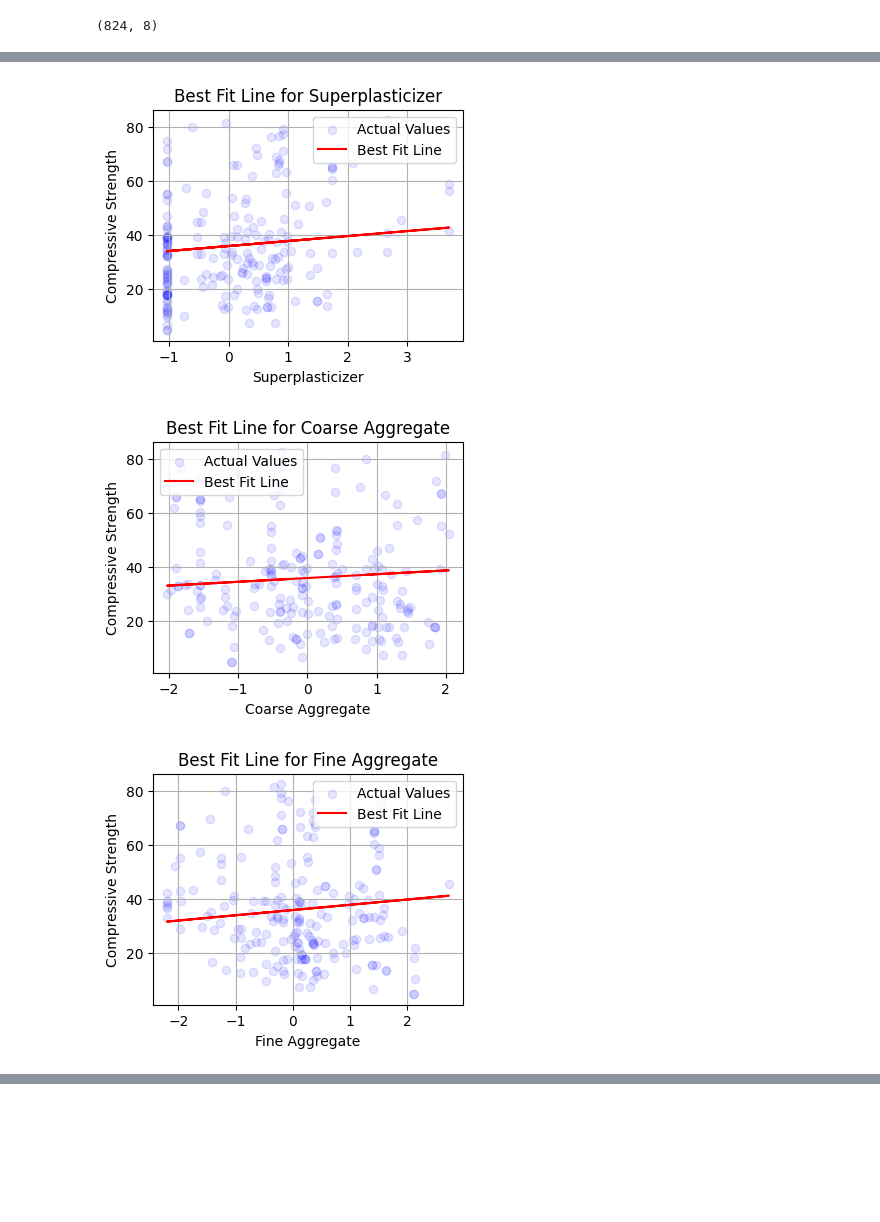
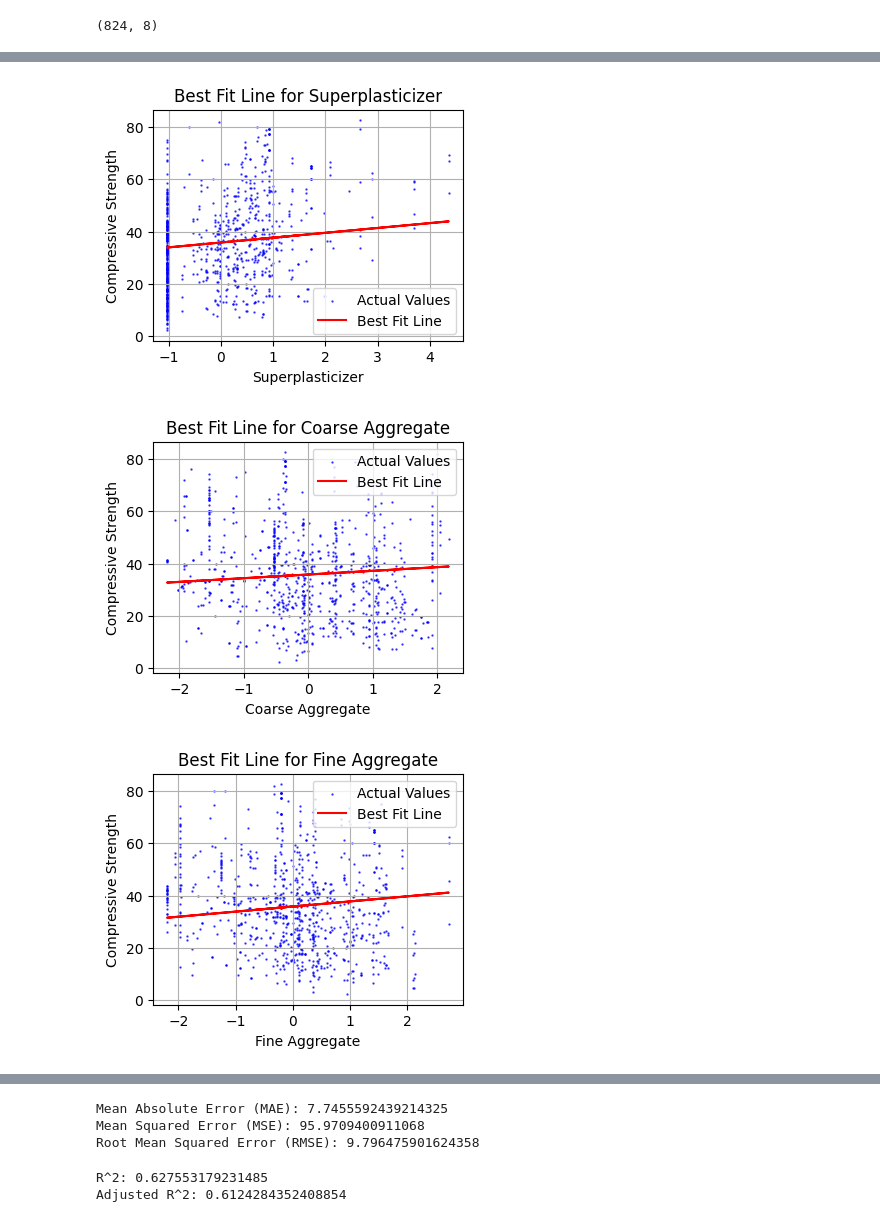
Before and after one commit to qazi-adnan/MACHINE_LEARNING, a Jupyter notebook: 3 linear regression/app.ipynb, the cells around one changed output, grey strips where cells are left out. Drawn from its saved outputs; the diff is of its cells as text; code cells hidden in the pictures; blank space fills up the shorter version.

```diff
--- a/3 linear regression/app.ipynb
+++ b/3 linear regression/app.ipynb
@@ -258,25 +225,23 @@ feature_names = [
     "Superplasticizer", "Coarse Aggregate", "Fine Aggregate", "Age"
 ]
 
-# Extract the first 30 rows of the scaled training data
-x_sample = x_train_scal[:200]
-
-# Extract the first 30 target values
-y_sample = y_train[:200]
+# Using the entire dataset
+x_data = x_train_scal
+y_data = y_train
 
 # Plot best-fit line for each feature in separate figures
 for i, slope in enumerate(slopes):
     # Predicted values for the feature using the slope and intercept
-    y_pred = x_sample[:, i] * slope + intercept
+    y_pred = x_data[:, i] * slope + intercept
 
     # Create a new figure for each feature
     plt.figure(figsize=(4, 3))
 
-    # Scatter plot of actual vs feature values
-    plt.scatter(x_sample[:, i], y_sample, color="blue", alpha=1, label="Actual Values",s=1)
+    # Scatter plot of actual vs feature values with very small points (size = 0.5)
+    plt.scatter(x_data[:, i], y_data, s=0.5, color="blue", alpha=0.7, label="Actual Values")
 
     # Line plot for the best-fit line
-    plt.plot(x_sample[:, i], y_pred, color="red", label="Best Fit Line")
+    plt.plot(x_data[:, i], y_pred, color="red", label="Best Fit Line")
 
     # Add labels, title, and legend
     plt.title(f"Best Fit Line for {feature_names[i]}")
@@ -295,3 +260,3 @@ for i, slope in enumerate(slopes):
-[figure, old version]
+[figure, new version]
-[figure, old version]
+[figure, new version]
-[figure, old version]
+[figure, new version]
@@ -298,0 +267,41 @@ for i, slope in enumerate(slopes):
+# %%
+from sklearn.metrics import mean_absolute_error, mean_squared_error
+
+
+# Calculate MAE
+mae = mean_absolute_error(y_test, y_pred)
+
+# Calculate MSE
+mse = mean_squared_error(y_test, y_pred)
+
+# Calculate RMSE
+rmse = np.sqrt(mse)
+
+# Print the results
+print(f"Mean Absolute Error (MAE): {mae}")
+print(f"Mean Squared Error (MSE): {mse}")
+print(f"Root Mean Squared Error (RMSE): {rmse}")
+# %% [output]
+Mean Absolute Error (MAE): 7.7455592439214325
+Mean Squared Error (MSE): 95.9709400911068
+Root Mean Squared Error (RMSE): 9.796475901624358
+# %%
+from sklearn.metrics import r2_score
+
+
+# Calculate R^2
+r2 = r2_score(y_test, y_pred)
+
+# Number of samples (n) and features (k)
+n = len(y_test)  # Number of observations
+k = x_test.shape[1]  # Number of features
+
+# Calculate Adjusted R^2
+adjusted_r2 = 1 - (1 - r2) * (n - 1) / (n - k - 1)
+
+# Print the results
+print(f"R^2: {r2}")
+print(f"Adjusted R^2: {adjusted_r2}")
+# %% [output]
+R^2: 0.627553179231485
+Adjusted R^2: 0.6124284352408854
```
Also changed, not shown: parts of 8 cells of this notebook, 1 other file.
